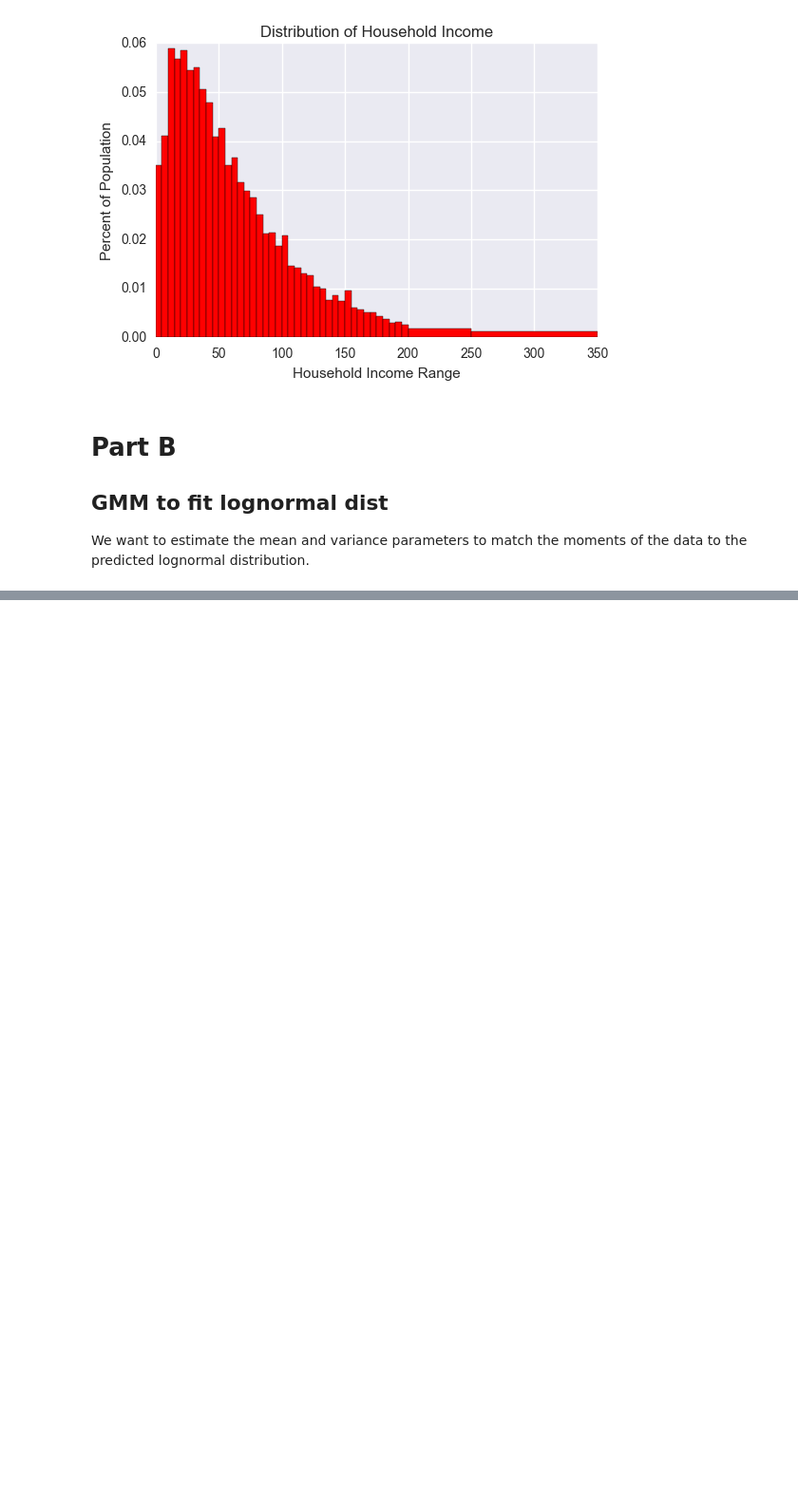
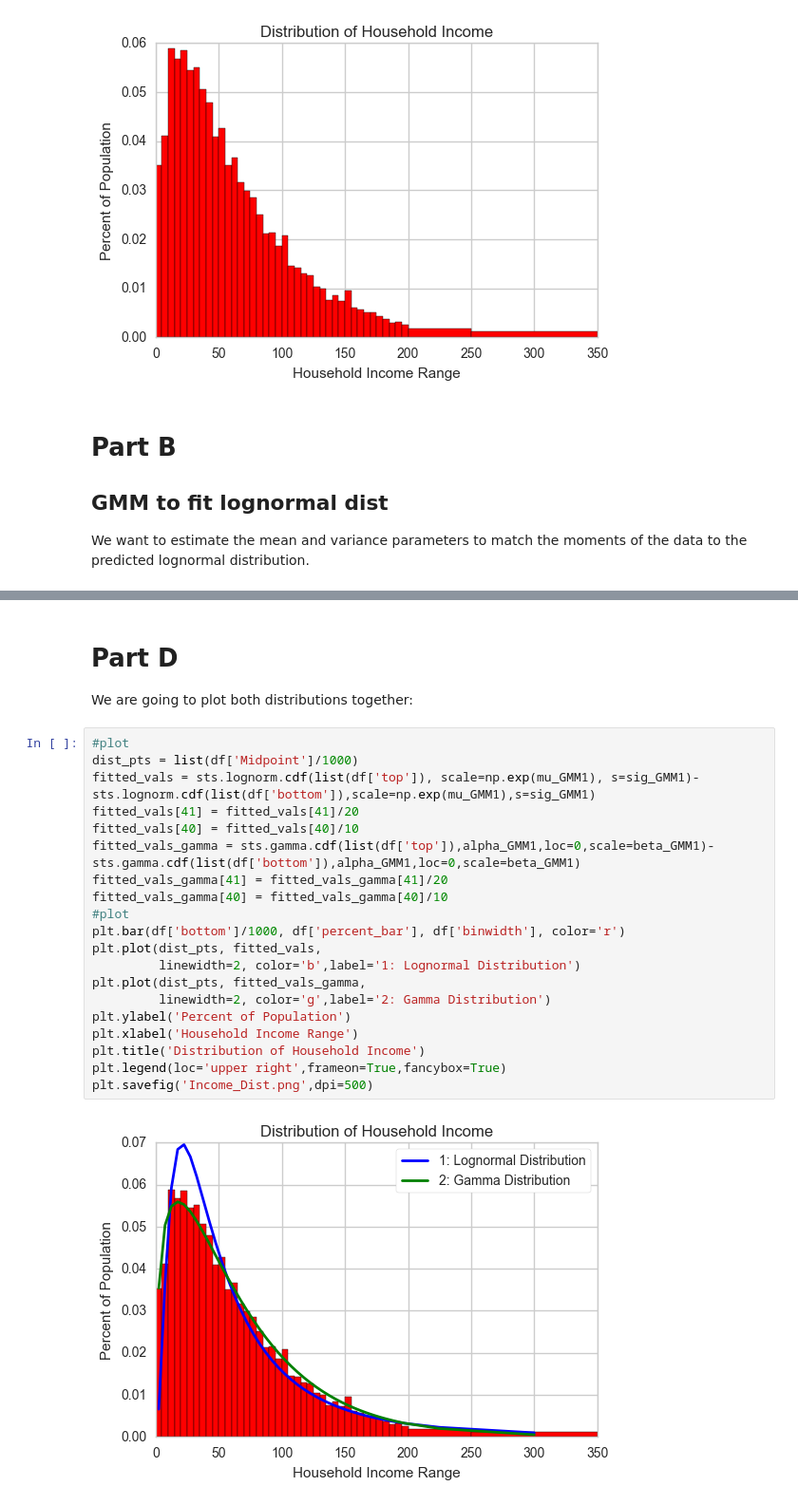
Before and after one commit to rickecon/StructEst_W17, a Jupyter notebook: Students/Olivia/PS4/PS4 Natan.ipynb, the cells around one changed output, grey strips where cells are left out. Shown at 95% size. Cells and saved outputs as stored; diff of their text form; blank space fills up the shorter version.

```diff
--- a/Students/Olivia/PS4/PS4 Natan.ipynb
+++ b/Students/Olivia/PS4/PS4 Natan.ipynb
@@ -150,0 +222,26 @@ array([[ 0.03519016,  0.        ,  0.        , ...,  0.        ,
+# %% [markdown]
+# Part D
+
+We are going to plot both distributions together:
+# %%
+#plot
+dist_pts = list(df['Midpoint']/1000)
+fitted_vals = sts.lognorm.cdf(list(df['top']), scale=np.exp(mu_GMM1), s=sig_GMM1)-sts.lognorm.cdf(list(df['bottom']),scale=np.exp(mu_GMM1),s=sig_GMM1)
+fitted_vals[41] = fitted_vals[41]/20
+fitted_vals[40] = fitted_vals[40]/10
+fitted_vals_gamma = sts.gamma.cdf(list(df['top']),alpha_GMM1,loc=0,scale=beta_GMM1)-sts.gamma.cdf(list(df['bottom']),alpha_GMM1,loc=0,scale=beta_GMM1)
+fitted_vals_gamma[41] = fitted_vals_gamma[41]/20
+fitted_vals_gamma[40] = fitted_vals_gamma[40]/10
+#plot
+plt.bar(df['bottom']/1000, df['percent_bar'], df['binwidth'], color='r')
+plt.plot(dist_pts, fitted_vals,
+         linewidth=2, color='b',label='1: Lognormal Distribution')
+plt.plot(dist_pts, fitted_vals_gamma,
+         linewidth=2, color='g',label='2: Gamma Distribution')
+plt.ylabel('Percent of Population')
+plt.xlabel('Household Income Range')
+plt.title('Distribution of Household Income')
+plt.legend(loc='upper right',frameon=True,fancybox=True)
+plt.savefig('Income_Dist.png',dpi=500)
+# %% [output]
+[figure, added]
```
Also changed, not shown: parts of 18 cells of this notebook, 1 other file.
